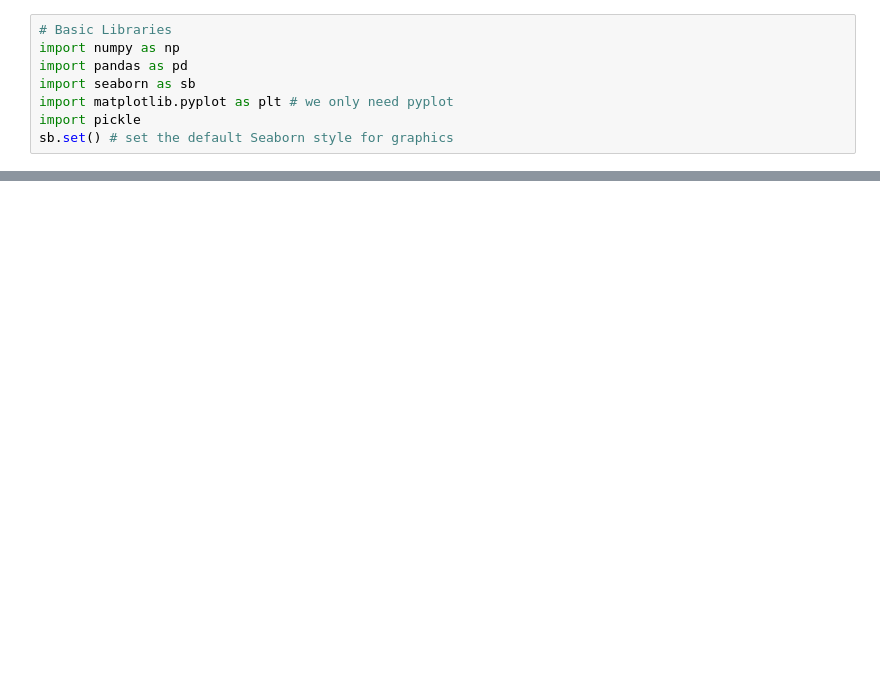
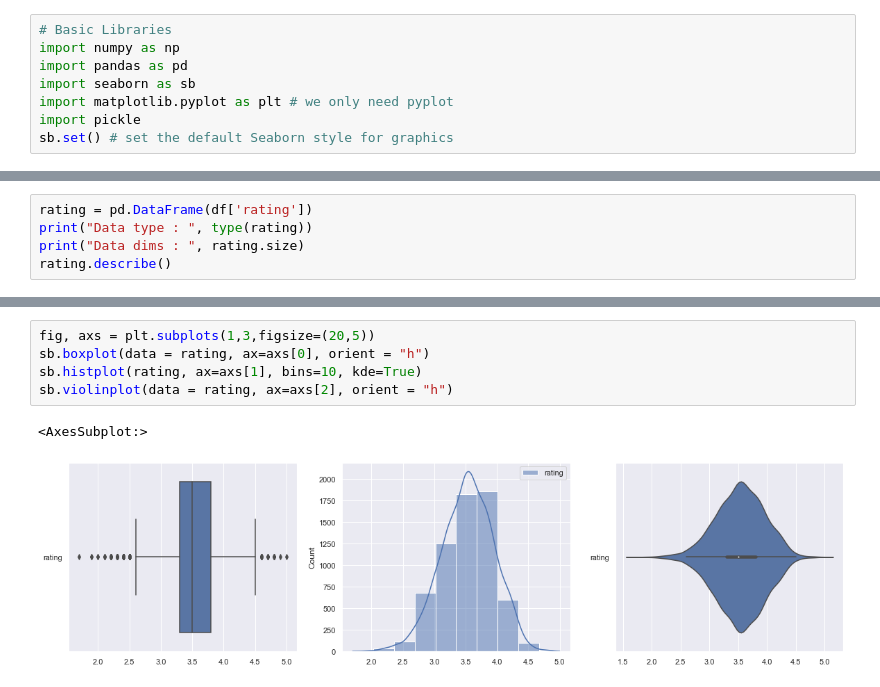
Before and after one commit to leileijng/CompanyRatings_DS, a Jupyter notebook: EDA/EDA_1.ipynb, the cells around one changed output, grey strips where cells are left out. Drawn from its saved outputs; the diff is of its cells as text; blank space fills up the shorter version.

```diff
--- a/EDA/EDA_1.ipynb
+++ b/EDA/EDA_1.ipynb
@@ -18,0 +33,5 @@ df.head()
+# %%
+rating = pd.DataFrame(df['rating'])
+print("Data type : ", type(rating))
+print("Data dims : ", rating.size)
+rating.describe()
@@ -19 +50,9 @@ df.head()
+# %%
+fig, axs = plt.subplots(1,3,figsize=(20,5))
+sb.boxplot(data = rating, ax=axs[0], orient = "h")
+sb.histplot(rating, ax=axs[1], bins=10, kde=True)
+sb.violinplot(data = rating, ax=axs[2], orient = "h")
+# %% [output]
+<AxesSubplot:>
+[figure, added]
 # %% [markdown]
```
Also changed, not shown: parts of 30 cells of this notebook, 7 other files.
